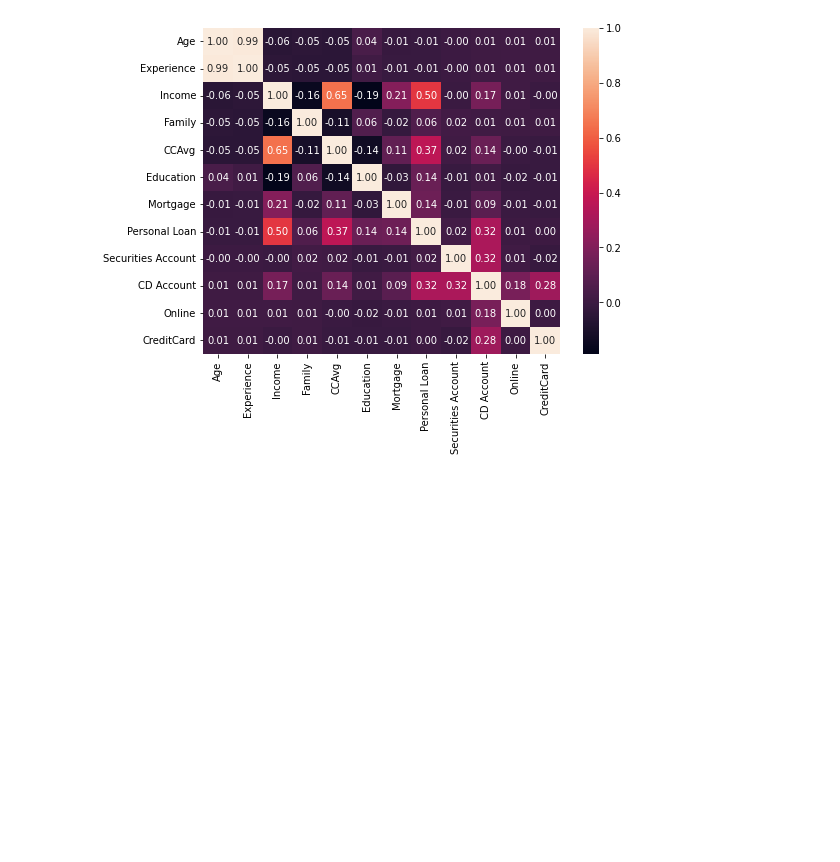
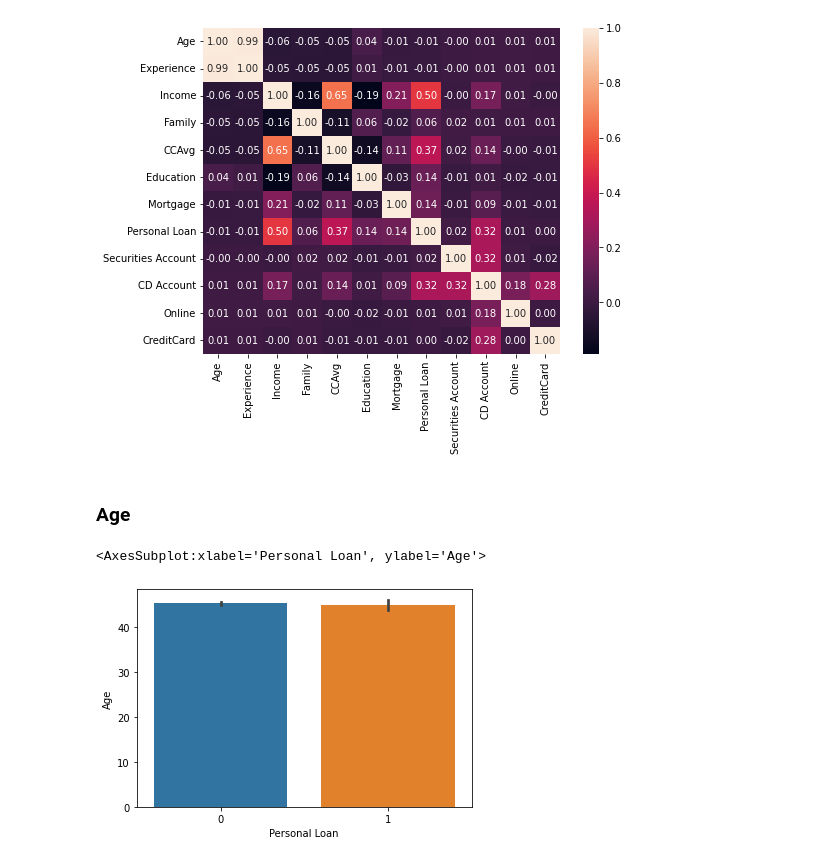
Before and after one commit to CaptaiN785/ML-Notebooks, a Jupyter notebook: Naive_bayes/main.ipynb, the cells around one changed output. Saved outputs shown, nothing was run; the diff lists cells and outputs as text; code cells hidden in the pictures; blank space fills up the shorter version.

Commit message:
Updates some of plot in respect of age and expriece

```diff
--- a/Naive_bayes/main.ipynb
+++ b/Naive_bayes/main.ipynb
@@ -170,3 +170,11 @@ sns.heatmap(df_corr, annot = True, fmt = '1.2f')
 # %% [output]
 <AxesSubplot:>
 [figure]
+# %% [markdown]
+### Age
+# %%
+# Age
+sns.barplot(x='Personal Loan', y='Age', data = df)
+# %% [output]
+<AxesSubplot:xlabel='Personal Loan', ylabel='Age'>
+[figure, added]
```
Also changed, not shown: parts of 8 cells of this notebook.
